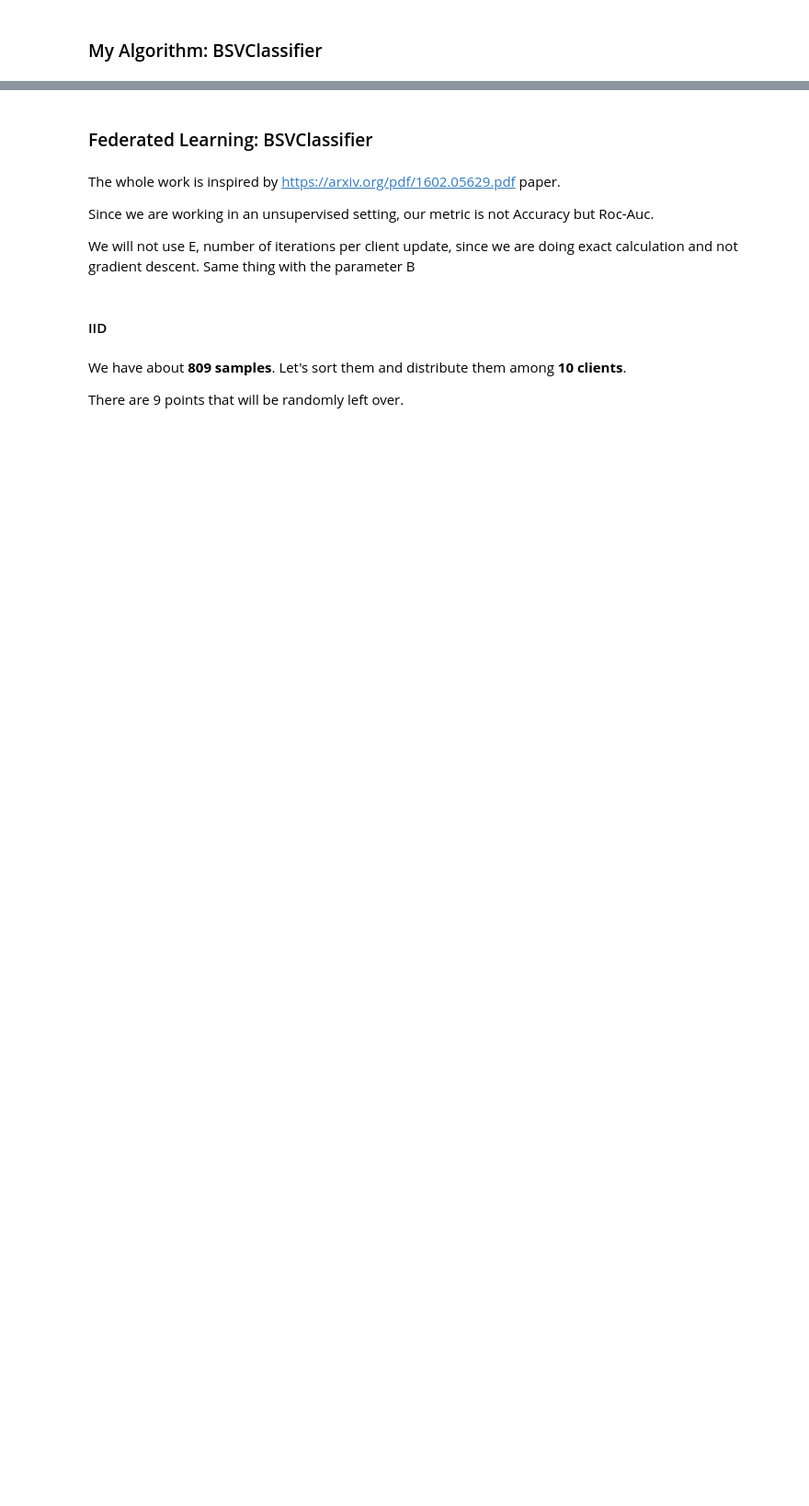
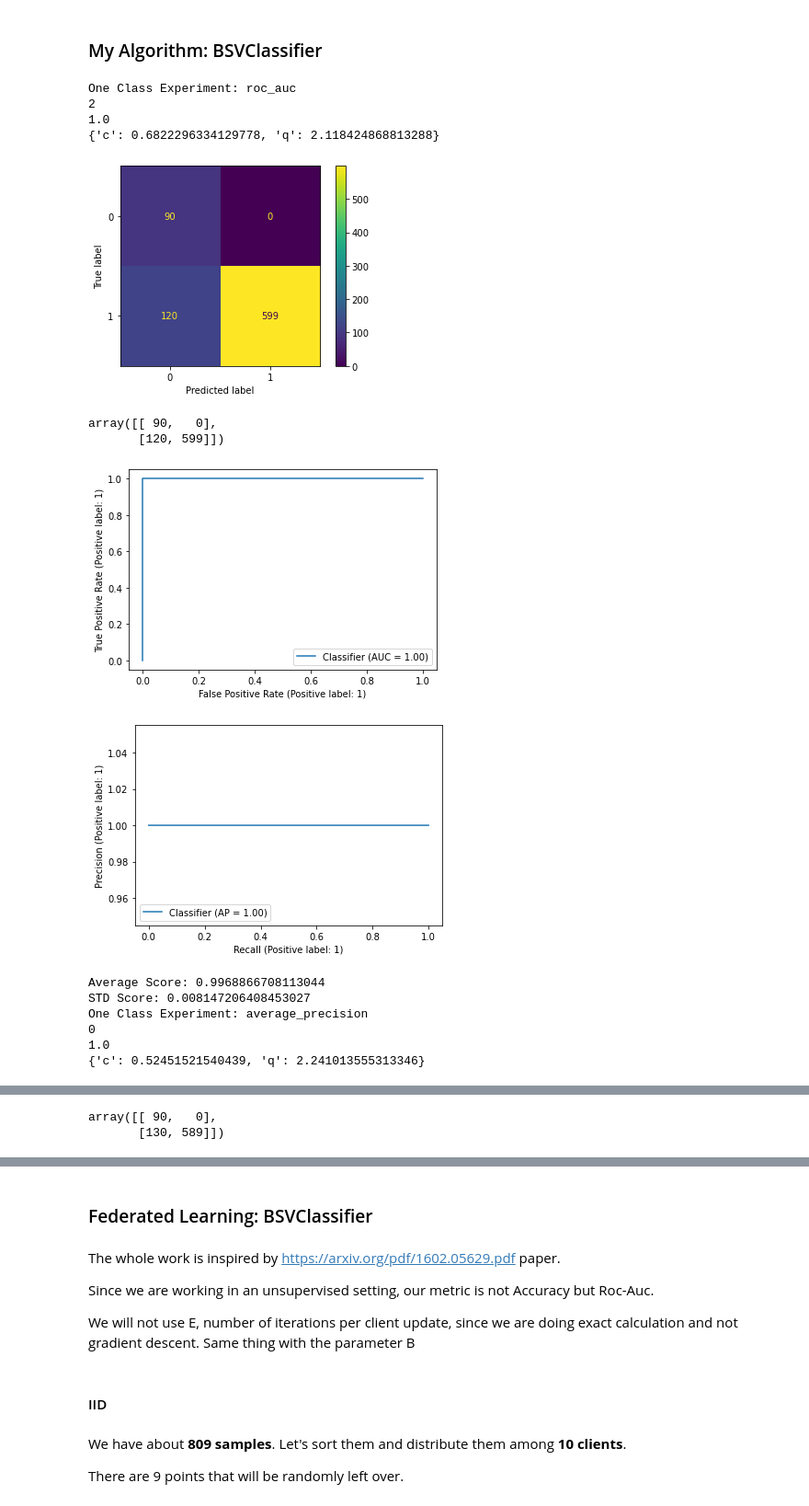
Before and after one commit to MaxFrax/FederatedLearningOutlierDetection, a Jupyter notebook: jupyter/Evaluation.ipynb, the cells around one changed output, grey strips where cells are left out. Shown at 92% size. Drawn from its saved outputs; the diff is of its cells as text; code cells hidden in the pictures; blank space fills up the shorter version.

```diff
--- a/jupyter/Evaluation.ipynb
+++ b/jupyter/Evaluation.ipynb
@@ -149,15 +197,24 @@ sys.path.append(os.path.abspath(PATH_FLOD))
 
 from flod.classifiers.bsvclassifier import BSVClassifier
 # %%
+classifier = BSVClassifier(normal_class_label=1, outlier_class_label=-1)
 distributions = {'c':uniform(loc=0.2, scale=0.8),'q':uniform(loc=0, scale=3)}
 
-search = RandomizedSearchCV(BSVClassifier(normal_class_label=1, outlier_class_label=-1), distributions, cv=PredefinedSplit(test_fold=test_fold), refit=True, scoring='average_precision', error_score='raise', verbose=VERBOSE, n_jobs=4, n_iter=100)
-res = search.fit(pd.concat([X,X]).to_numpy(), y+y)
-
-clf = res.best_estimator_
-
-print(res.best_index_)
-print(res.best_score_)
-print(res.best_params_)
-
-y_pred = clf.predict(X.to_numpy())
+svm_experiment(classifier, distributions, 'roc_auc')
+svm_experiment(classifier, distributions, 'average_precision')
+# %% [output]
+One Class Experiment: roc_auc
+2
+1.0
+{'c': 0.6822296334129778, 'q': 2.118424868813288}
+[figure, added]
+array([[ 90,   0],
+       [120, 599]])
+[figure, added]
+[figure, added]
+Average Score: 0.9968866708113044
+STD Score: 0.008147206408453027
+One Class Experiment: average_precision
+0
+1.0
+{'c': 0.52451521540439, 'q': 2.241013555313346}
@@ -163,0 +222,2 @@ y_pred = clf.predict(X.to_numpy())
+array([[ 90,   0],
+       [130, 589]])
```
Also changed, not shown: parts of 38 cells of this notebook.
